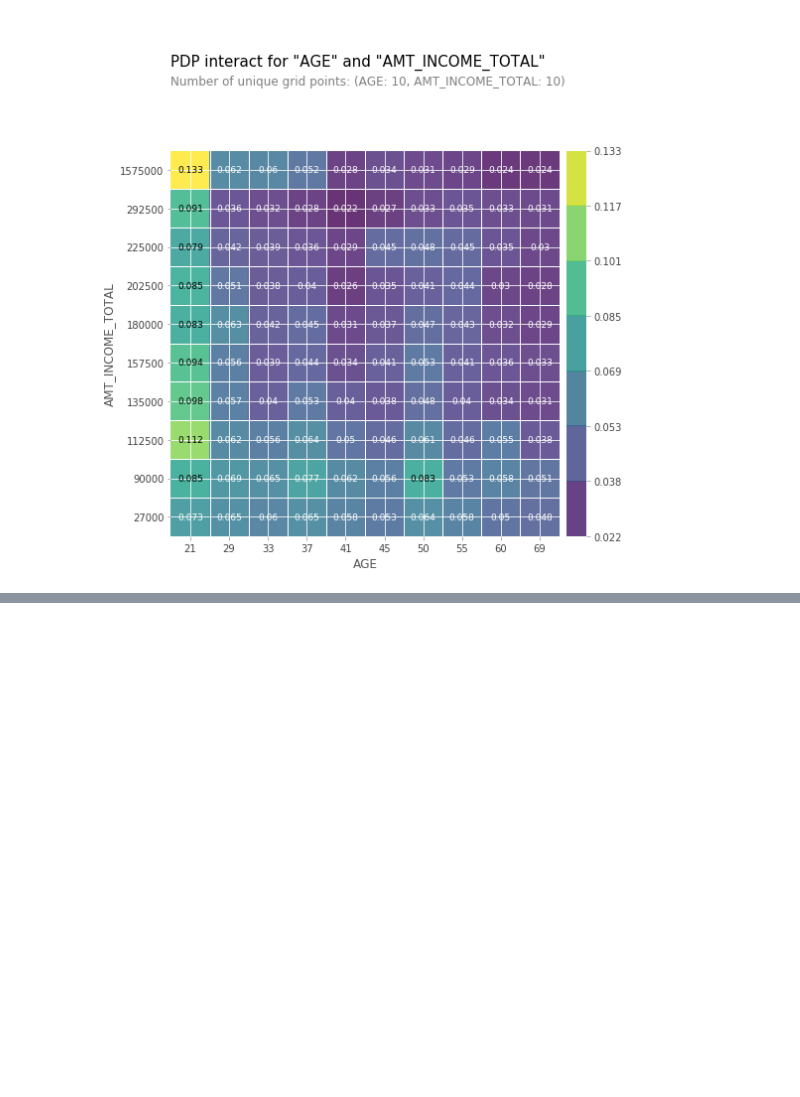
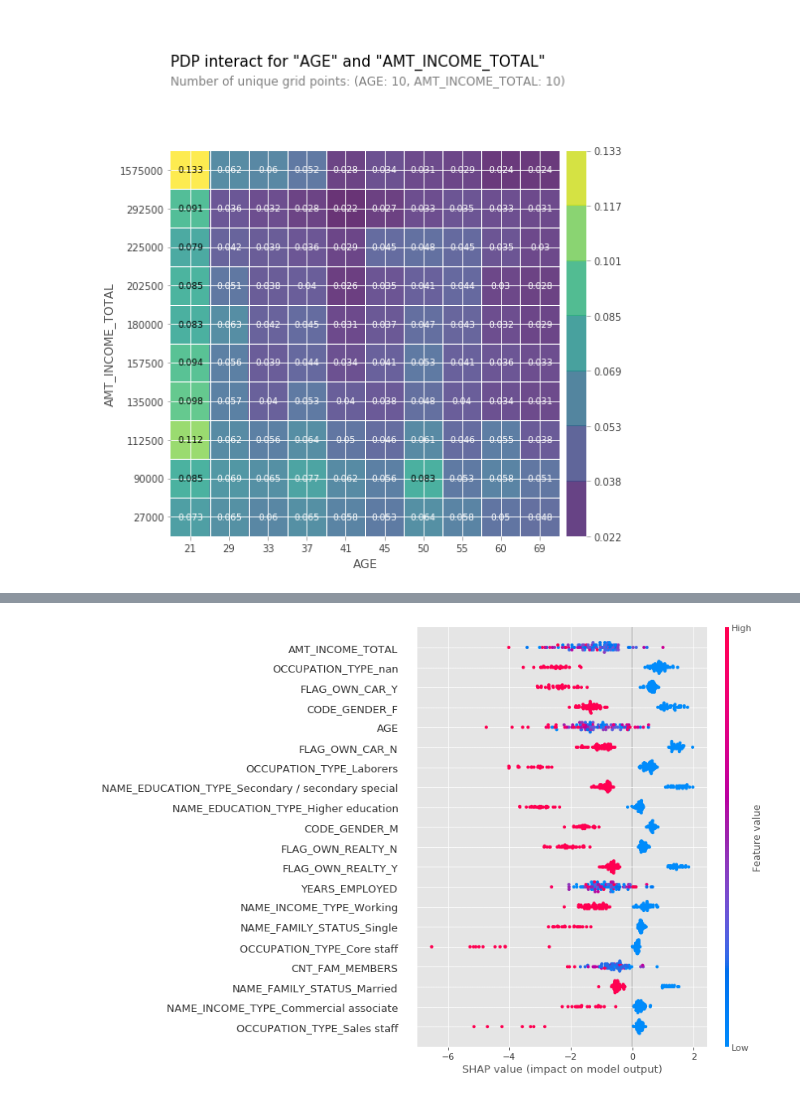
Before and after one commit to yyeseull/AI13, a Jupyter notebook: AI_13_서예슬_section2_project.ipynb, the cells around one changed output, grey strips where cells are left out. Drawn from its saved outputs; the diff is of its cells as text; code cells hidden in the pictures; blank space fills up the shorter version.

```diff
--- a/AI_13_서예슬_section2_project.ipynb
+++ b/AI_13_서예슬_section2_project.ipynb
@@ -1085,0 +1089,5 @@ shap.force_plot(
+# %%
+shap_values = explainer.shap_values(X_test_encoder.iloc[:100])
+shap.summary_plot(shap_values, X_test_encoder.iloc[:100])
+# %% [output]
+[figure, added]
```
Also changed, not shown: parts of 1 cell of this notebook.
